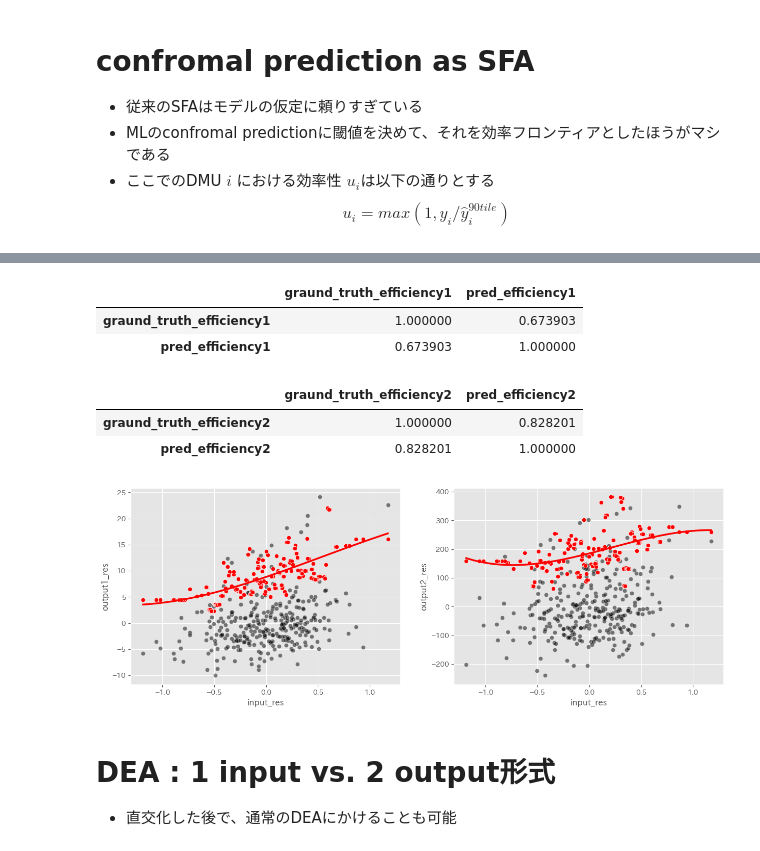
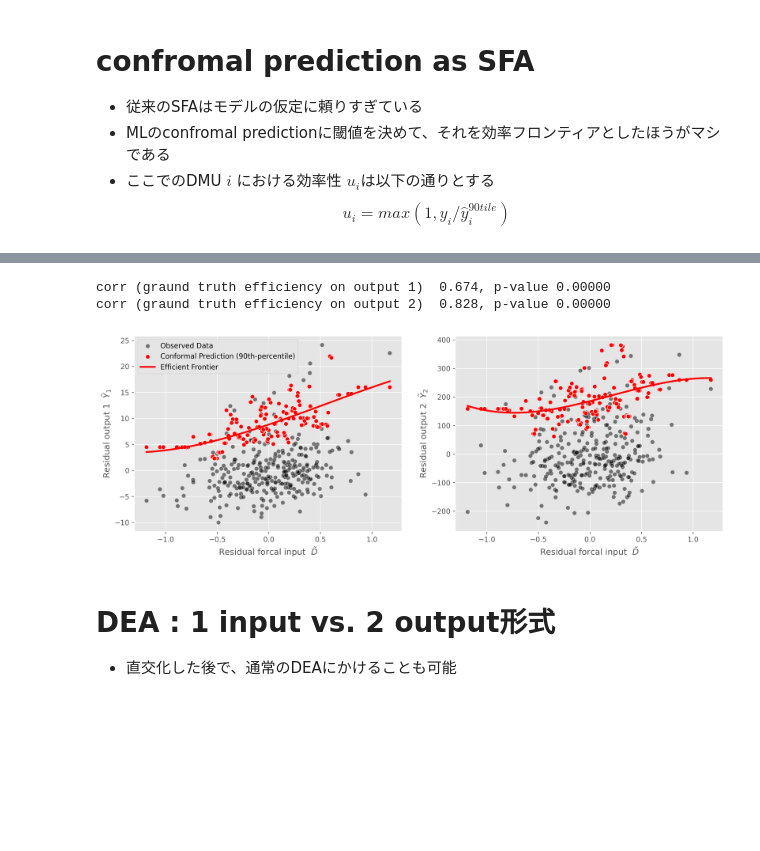
Before and after one commit to MasaAsami/ml-dae, a Jupyter notebook: notebooks/dml_dea.ipynb, the cells around one changed output, grey strips where cells are left out. Saved outputs shown, nothing was run; the diff lists cells and outputs as text; code cells hidden in the pictures; blank space fills up the shorter version.

```diff
--- a/notebooks/dml_dea.ipynb
+++ b/notebooks/dml_dea.ipynb
@@ -306,23 +287,21 @@ test_df["pred_efficiency2"] = np.where(
     1,
     test_df["output2_res"] / test_df["pred_frontier2_smooth"]
 )
-# %%
-test_df[["graund_truth_efficiency1", "pred_efficiency1"]].corr(method='spearman')
-# %% [output]
-|  | graund_truth_efficiency1 | pred_efficiency1 |
-| graund_truth_efficiency1 | 1.000000 | 0.673903 |
-| pred_efficiency1 | 0.673903 | 1.000000 |
-# %%
-test_df[["graund_truth_efficiency2", "pred_efficiency2"]].corr(method='spearman')
-# %% [output]
-|  | graund_truth_efficiency2 | pred_efficiency2 |
-| graund_truth_efficiency2 | 1.000000 | 0.828201 |
-| pred_efficiency2 | 0.828201 | 1.000000 |
+# %%
+from scipy.stats import spearmanr
+corr_1, p_value1 = spearmanr(test_df["graund_truth_efficiency1"], test_df["pred_efficiency1"])
+corr_2, p_value2 = spearmanr(test_df["graund_truth_efficiency2"], test_df["pred_efficiency2"])
+
+print(f"corr (graund truth efficiency on output 1) {corr_1 : .3f}, p-value {p_value1 :.5f}")
+print(f"corr (graund truth efficiency on output 2) {corr_2 : .3f}, p-value {p_value2 :.5f}")
+# %% [output]
+corr (graund truth efficiency on output 1)  0.674, p-value 0.00000
+corr (graund truth efficiency on output 2)  0.828, p-value 0.00000
 # %%
 xx = np.linspace(test_df["input_res"].min(), test_df["input_res"].max(), 100)
 
 
-fig, ax = plt.subplots(1, 2, figsize=(15, 5))
+fig, ax = plt.subplots(1, 2, figsize=(15, 5), dpi=300)
 
 sns.scatterplot(
     data=test_df,
@@ -330,7 +309,8 @@ sns.scatterplot(
     y="output1_res",
     alpha =0.5,
     ax=ax[0],
-    color="black"
+    color="black",
+    label='Observed Data'
 )
 sns.scatterplot(
     data=test_df,
@@ -338,7 +318,8 @@ sns.scatterplot(
     y="pred_frontier1",
     alpha = 1,
     ax=ax[0],
-    color="red"
+    color="red",
+    label='Conformal Prediction (90th-percentile)'
 )
 sns.lineplot(
     x=xx,
@@ -346,37 +327,44 @@ sns.lineplot(
     ax=ax[0],
     palette="rocket",
     color="red",
-    linewidth=2.5
+    linewidth=2.5,
+    label='Efficient Frontier'
 )
 
 sns.scatterplot(
     data=test_df,
     x="input_res",
     y="output2_res",
     alpha =0.5,
     ax=ax[1],
     color="black"
 )
 sns.scatterplot(
     data=test_df,
     x="input_res",
     y="pred_frontier2",
     alpha = 1,
     ax=ax[1],
     color="red"
 )
 sns.lineplot(
     x=xx,
     y=np.polyval(w2,xx),
     ax=ax[1],
     palette="rocket",
     color="red",
-    linewidth=2.5
+    linewidth=2.5,
 )
 
+ax[0].set_xlabel(r"Residual forcal input  $\tilde{D}$")
+ax[0].set_ylabel(r"Residual output 1  $\tilde{Y}_1$")
+ax[1].set_xlabel(r"Residual forcal input  $\tilde{D}$")
+ax[1].set_ylabel(r"Residual output 2  $\tilde{Y}_2$")
+
+
 plt.show()
 # %% [output]
-[figure, old version]
+[figure, new version]
 # %% [markdown]
 # DEA : 1 input vs. 2 output形式
 - 直交化した後で、通常のDEAにかけることも可能
```
Also changed, not shown: parts of 5 cells of this notebook.
